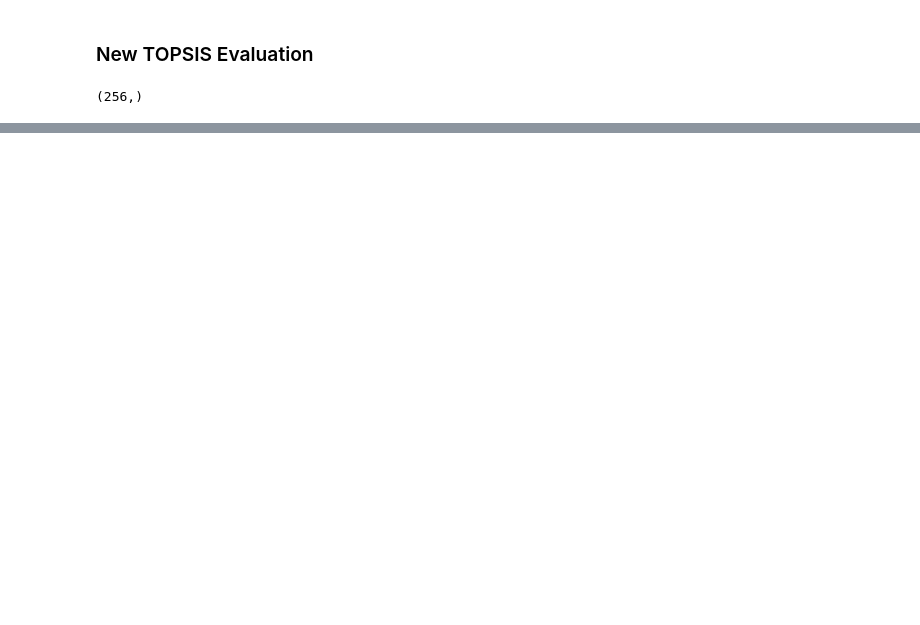
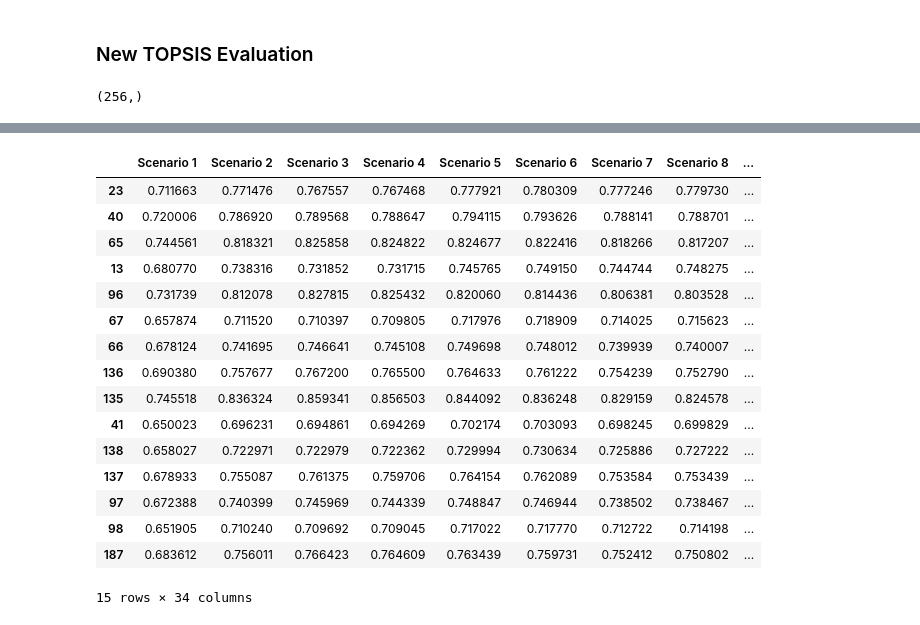
Before and after one commit to MateoBarrera/ResearchDev, a Jupyter notebook: analysis_result/data_exploration_01.ipynb, the cells around one changed output, grey strips where cells are left out. Saved outputs shown, nothing was run; the diff lists cells and outputs as text; code cells hidden in the pictures; blank space fills up the shorter version.

```diff
--- a/analysis_result/data_exploration_01.ipynb
+++ b/analysis_result/data_exploration_01.ipynb
@@ -409,0 +418,23 @@ top_fifteen
+# %%
+top_fifteen = df_full.sort_values(
+    by="Similarity Index", ascending=False
+).copy().iloc[:15]
+top_fifteen
+# %% [output]
+|  | Scenario 1 | Scenario 2 | Scenario 3 | Scenario 4 | Scenario 5 | Scenario 6 | Scenario 7 | Scenario 8 | ... |
+| 23 | 0.711663 | 0.771476 | 0.767557 | 0.767468 | 0.777921 | 0.780309 | 0.777246 | 0.779730 | ... |
+| 40 | 0.720006 | 0.786920 | 0.789568 | 0.788647 | 0.794115 | 0.793626 | 0.788141 | 0.788701 | ... |
+| 65 | 0.744561 | 0.818321 | 0.825858 | 0.824822 | 0.824677 | 0.822416 | 0.818266 | 0.817207 | ... |
+| 13 | 0.680770 | 0.738316 | 0.731852 | 0.731715 | 0.745765 | 0.749150 | 0.744744 | 0.748275 | ... |
+| 96 | 0.731739 | 0.812078 | 0.827815 | 0.825432 | 0.820060 | 0.814436 | 0.806381 | 0.803528 | ... |
+| 67 | 0.657874 | 0.711520 | 0.710397 | 0.709805 | 0.717976 | 0.718909 | 0.714025 | 0.715623 | ... |
+| 66 | 0.678124 | 0.741695 | 0.746641 | 0.745108 | 0.749698 | 0.748012 | 0.739939 | 0.740007 | ... |
+| 136 | 0.690380 | 0.757677 | 0.767200 | 0.765500 | 0.764633 | 0.761222 | 0.754239 | 0.752790 | ... |
+| 135 | 0.745518 | 0.836324 | 0.859341 | 0.856503 | 0.844092 | 0.836248 | 0.829159 | 0.824578 | ... |
+| 41 | 0.650023 | 0.696231 | 0.694861 | 0.694269 | 0.702174 | 0.703093 | 0.698245 | 0.699829 | ... |
+| 138 | 0.658027 | 0.722971 | 0.722979 | 0.722362 | 0.729994 | 0.730634 | 0.725886 | 0.727222 | ... |
+| 137 | 0.678933 | 0.755087 | 0.761375 | 0.759706 | 0.764154 | 0.762089 | 0.753584 | 0.753439 | ... |
+| 97 | 0.672388 | 0.740399 | 0.745969 | 0.744339 | 0.748847 | 0.746944 | 0.738502 | 0.738467 | ... |
+| 98 | 0.651905 | 0.710240 | 0.709692 | 0.709045 | 0.717022 | 0.717770 | 0.712722 | 0.714198 | ... |
+| 187 | 0.683612 | 0.756011 | 0.766423 | 0.764609 | 0.763439 | 0.759731 | 0.752412 | 0.750802 | ... |
+15 rows × 34 columns
```
Also changed, not shown: parts of 9 cells of this notebook, 4 other files.
